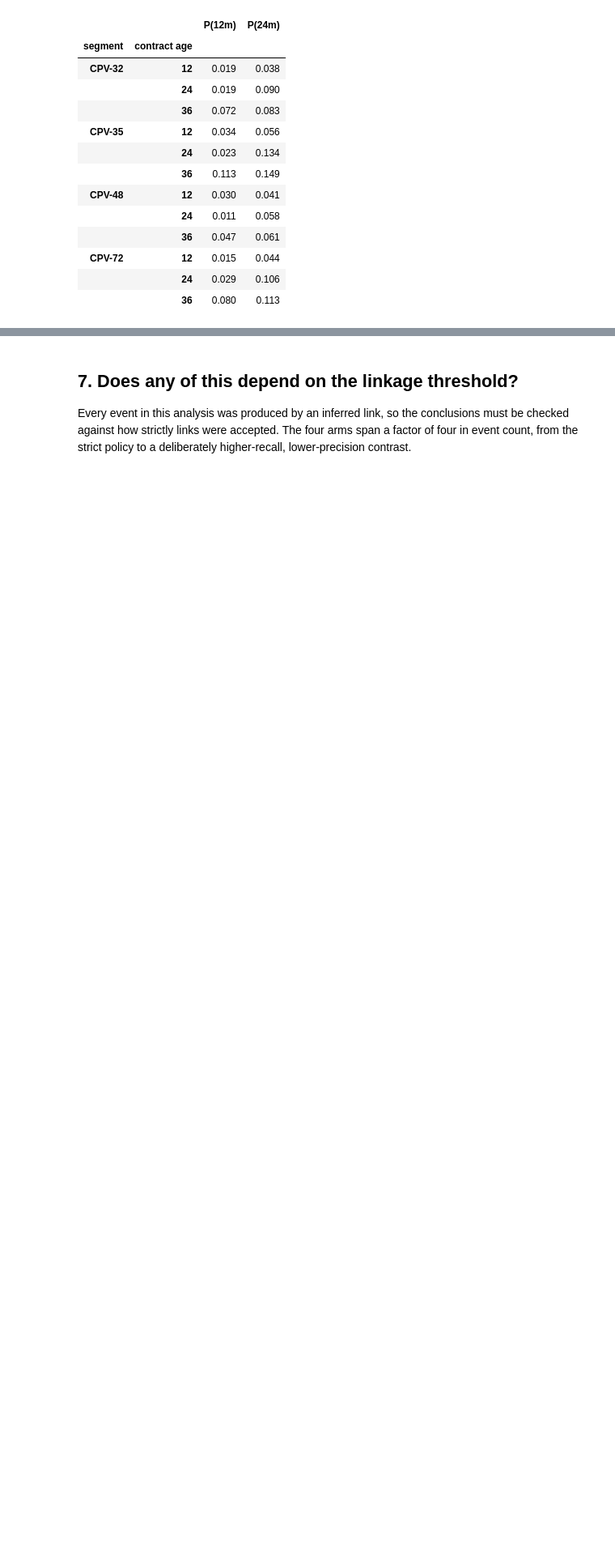
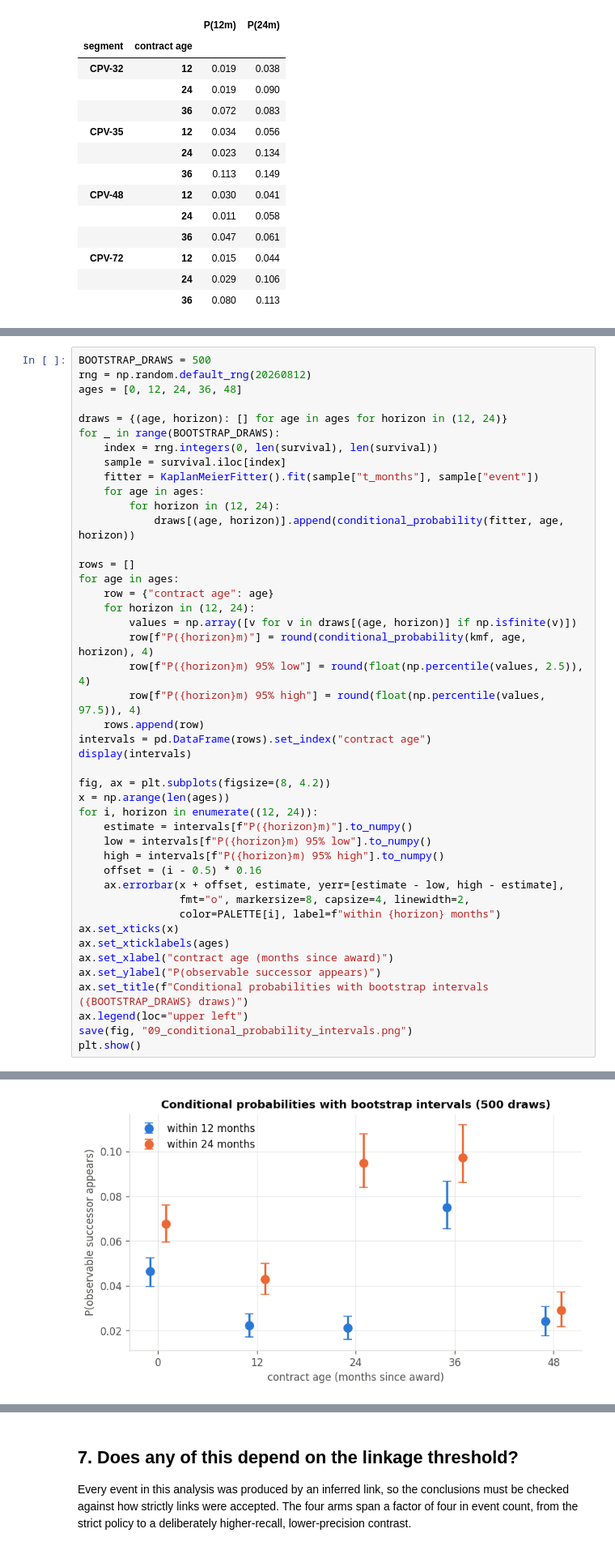
Before and after one commit to ROUSenghak/project-gigalis, a Jupyter notebook: notebooks/13_survival_analysis.ipynb, the cells around one changed output, grey strips where cells are left out. Shown at 81% size. Drawn from its saved outputs; the diff is of its cells as text; blank space fills up the shorter version.

```diff
--- a/notebooks/13_survival_analysis.ipynb
+++ b/notebooks/13_survival_analysis.ipynb
@@ -425,0 +518,45 @@ display(pd.DataFrame(segment_rows).set_index(["segment", "contract age"]))
+# %%
+BOOTSTRAP_DRAWS = 500
+rng = np.random.default_rng(20260812)
+ages = [0, 12, 24, 36, 48]
+
+draws = {(age, horizon): [] for age in ages for horizon in (12, 24)}
+for _ in range(BOOTSTRAP_DRAWS):
+    index = rng.integers(0, len(survival), len(survival))
+    sample = survival.iloc[index]
+    fitter = KaplanMeierFitter().fit(sample["t_months"], sample["event"])
+    for age in ages:
+        for horizon in (12, 24):
+            draws[(age, horizon)].append(conditional_probability(fitter, age, horizon))
+
+rows = []
+for age in ages:
+    row = {"contract age": age}
+    for horizon in (12, 24):
+        values = np.array([v for v in draws[(age, horizon)] if np.isfinite(v)])
+        row[f"P({horizon}m)"] = round(conditional_probability(kmf, age, horizon), 4)
+        row[f"P({horizon}m) 95% low"] = round(float(np.percentile(values, 2.5)), 4)
+        row[f"P({horizon}m) 95% high"] = round(float(np.percentile(values, 97.5)), 4)
+    rows.append(row)
+intervals = pd.DataFrame(rows).set_index("contract age")
+display(intervals)
+
+fig, ax = plt.subplots(figsize=(8, 4.2))
+x = np.arange(len(ages))
+for i, horizon in enumerate((12, 24)):
+    estimate = intervals[f"P({horizon}m)"].to_numpy()
+    low = intervals[f"P({horizon}m) 95% low"].to_numpy()
+    high = intervals[f"P({horizon}m) 95% high"].to_numpy()
+    offset = (i - 0.5) * 0.16
+    ax.errorbar(x + offset, estimate, yerr=[estimate - low, high - estimate],
+                fmt="o", markersize=8, capsize=4, linewidth=2,
+                color=PALETTE[i], label=f"within {horizon} months")
+ax.set_xticks(x)
+ax.set_xticklabels(ages)
+ax.set_xlabel("contract age (months since award)")
+ax.set_ylabel("P(observable successor appears)")
+ax.set_title(f"Conditional probabilities with bootstrap intervals ({BOOTSTRAP_DRAWS} draws)")
+ax.legend(loc="upper left")
+save(fig, "09_conditional_probability_intervals.png")
+plt.show()
+# %% [output]
@@ -425,0 +571 @@ display(pd.DataFrame(segment_rows).set_index(["segment", "contract age"]))
+[figure, added]
```
Also changed, not shown: parts of 22 cells of this notebook, 1 other file.
